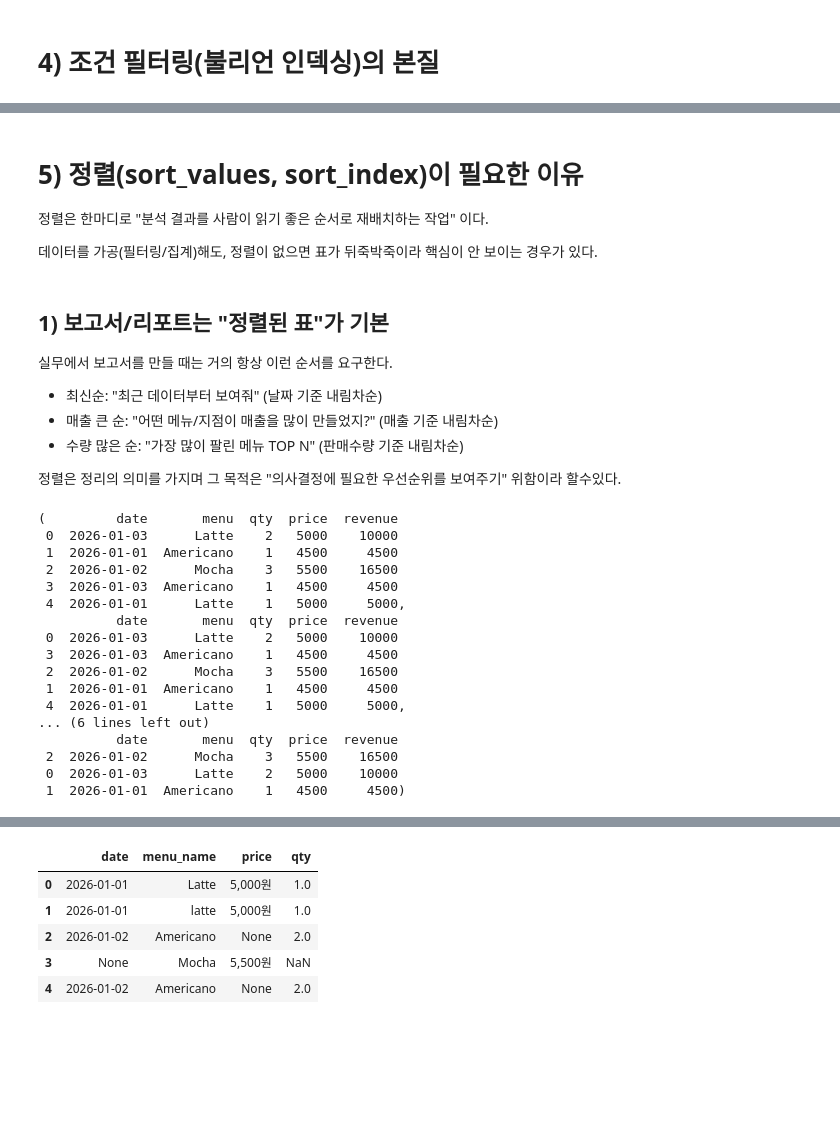
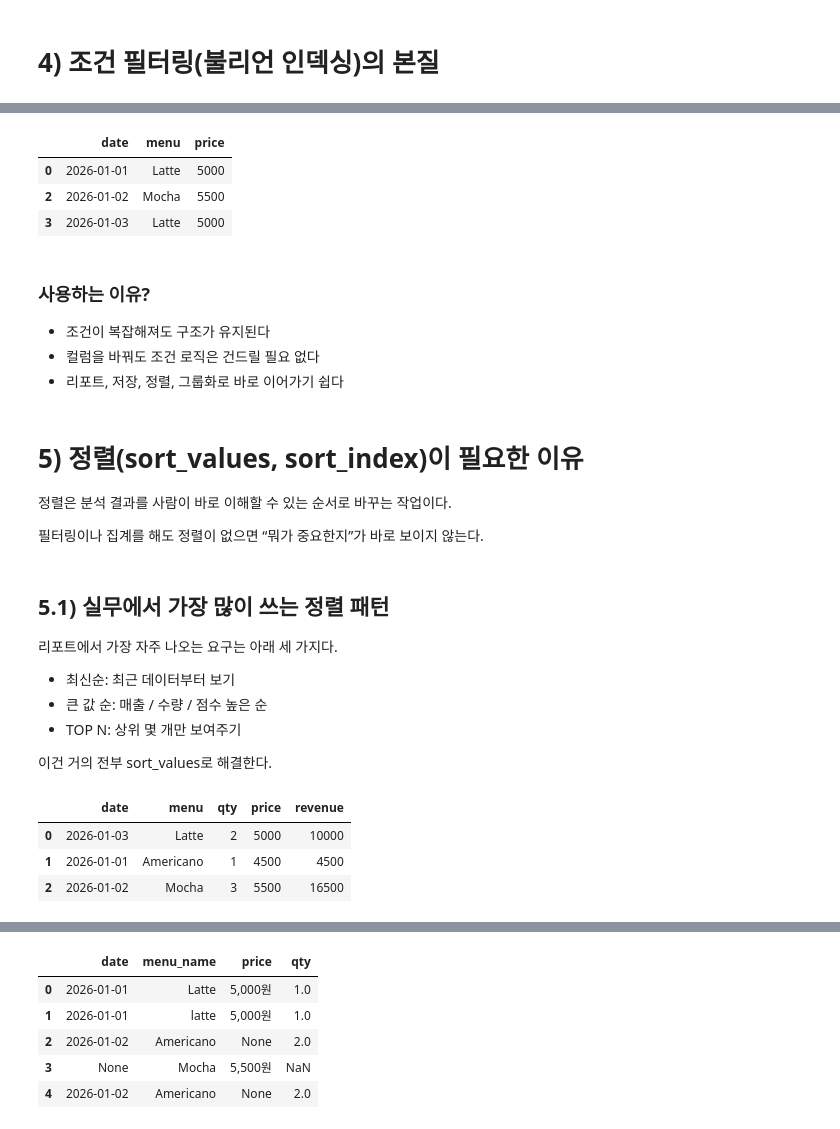
Before and after one commit to leegolem/Data_Preprocessing, a Jupyter notebook: 2026_01_19/2_today.ipynb, the cells around one changed output, grey strips where cells are left out. Drawn from its saved outputs; the diff is of its cells as text; code cells hidden in the pictures; blank space fills up the shorter version.

```diff
--- a/2026_01_19/2_today.ipynb
+++ b/2026_01_19/2_today.ipynb
@@ -977,57 +884,43 @@ df, result
+# %%
+# 3단계. 기본 형태로 적용
+result = df.loc[condition, cols]
+result
+# %% [output]
+|  | date | menu | price |
+| 0 | 2026-01-01 | Latte | 5000 |
+| 2 | 2026-01-02 | Mocha | 5500 |
+| 3 | 2026-01-03 | Latte | 5000 |
+# %% [markdown]
+### 사용하는 이유?
+- 조건이 복잡해져도 구조가 유지된다
+- 컬럼을 바꿔도 조건 로직은 건드릴 필요 없다
+- 리포트, 저장, 정렬, 그룹화로 바로 이어가기 쉽다
 # %% [markdown]
 # 5) 정렬(sort_values, sort_index)이 필요한 이유
 
-정렬은 한마디로 "분석 결과를 사람이 읽기 좋은 순서로 재배치하는 작업" 이다.
+정렬은 분석 결과를 사람이 바로 이해할 수 있는 순서로 바꾸는 작업이다.
 
-데이터를 가공(필터링/집계)해도, 정렬이 없으면 표가 뒤죽박죽이라 핵심이 안 보이는 경우가 있다.
+필터링이나 집계를 해도 정렬이 없으면 “뭐가 중요한지”가 바로 보이지 않는다.
 # %% [markdown]
-## 1) 보고서/리포트는 "정렬된 표"가 기본
+## 5.1) 실무에서 가장 많이 쓰는 정렬 패턴
+리포트에서 가장 자주 나오는 요구는 아래 세 가지다.
+- 최신순: 최근 데이터부터 보기
+- 큰 값 순: 매출 / 수량 / 점수 높은 순
+- TOP N: 상위 몇 개만 보여주기
 
-실무에서 보고서를 만들 때는 거의 항상 이런 순서를 요구한다.
-
-- 최신순: "최근 데이터부터 보여줘" (날짜 기준 내림차순)
-- 매출 큰 순: "어떤 메뉴/지점이 매출을 많이 만들었지?" (매출 기준 내림차순)
-- 수량 많은 순: "가장 많이 팔린 메뉴 TOP N" (판매수량 기준 내림차순)
-
-
-정렬은 정리의 의미를 가지며 그 목적은 "의사결정에 필요한 우선순위를 보여주기" 위함이라 할수있다.
+이건 거의 전부 sort_values로 해결한다.
 # %%
-# 샘플: 카페 주문 데이터
 df = pd.DataFrame({
-    "date": ["2026-01-03", "2026-01-01", "2026-01-02", "2026-01-03", "2026-01-01"],
-    "menu": ["Latte", "Americano", "Mocha", "Americano", "Latte"],
-    "qty":  [2, 1, 3, 1, 1],
-    "price":[5000, 4500, 5500, 4500, 5000]
+    "date": ["2026-01-03", "2026-01-01", "2026-01-02"],
+    "menu": ["Latte", "Americano", "Mocha"],
+    "qty":  [2, 1, 3],
+    "price":[5000, 4500, 5500]
 })
 
-# 매출 컬럼(수량 * 가격) 추가
 df["revenue"] = df["qty"] * df["price"]
-
-# 1) 최신순: 날짜 기준 내림차순
-latest_first = df.sort_values(by="date", ascending=False)
-
-# 2) 매출 큰 순: revenue 기준 내림차순
-revenue_first = df.sort_values(by="revenue", ascending=False)
-
-# 3) 수량 많은 순: qty 기준 내림차순 (TOP 3만)
-top_qty = df.sort_values(by="qty", ascending=False).head(3)
-
-df, latest_first, revenue_first, top_qty
+df
 # %% [output]
-(         date       menu  qty  price  revenue
- 0  2026-01-03      Latte    2   5000    10000
- 1  2026-01-01  Americano    1   4500     4500
- 2  2026-01-02      Mocha    3   5500    16500
- 3  2026-01-03  Americano    1   4500     4500
- 4  2026-01-01      Latte    1   5000     5000,
-          date       menu  qty  price  revenue
- 0  2026-01-03      Latte    2   5000    10000
- 3  2026-01-03  Americano    1   4500     4500
- 2  2026-01-02      Mocha    3   5500    16500
- 1  2026-01-01  Americano    1   4500     4500
- 4  2026-01-01      Latte    1   5000     5000,
-... (6 lines left out)
-          date       menu  qty  price  revenue
- 2  2026-01-02      Mocha    3   5500    16500
- 0  2026-01-03      Latte    2   5000    10000
- 1  2026-01-01  Americano    1   4500     4500)
+|  | date | menu | qty | price | revenue |
+| 0 | 2026-01-03 | Latte | 2 | 5000 | 10000 |
+| 1 | 2026-01-01 | Americano | 1 | 4500 | 4500 |
+| 2 | 2026-01-02 | Mocha | 3 | 5500 | 16500 |
```
Also changed, not shown: parts of 171 cells of this notebook, 6 other files.
